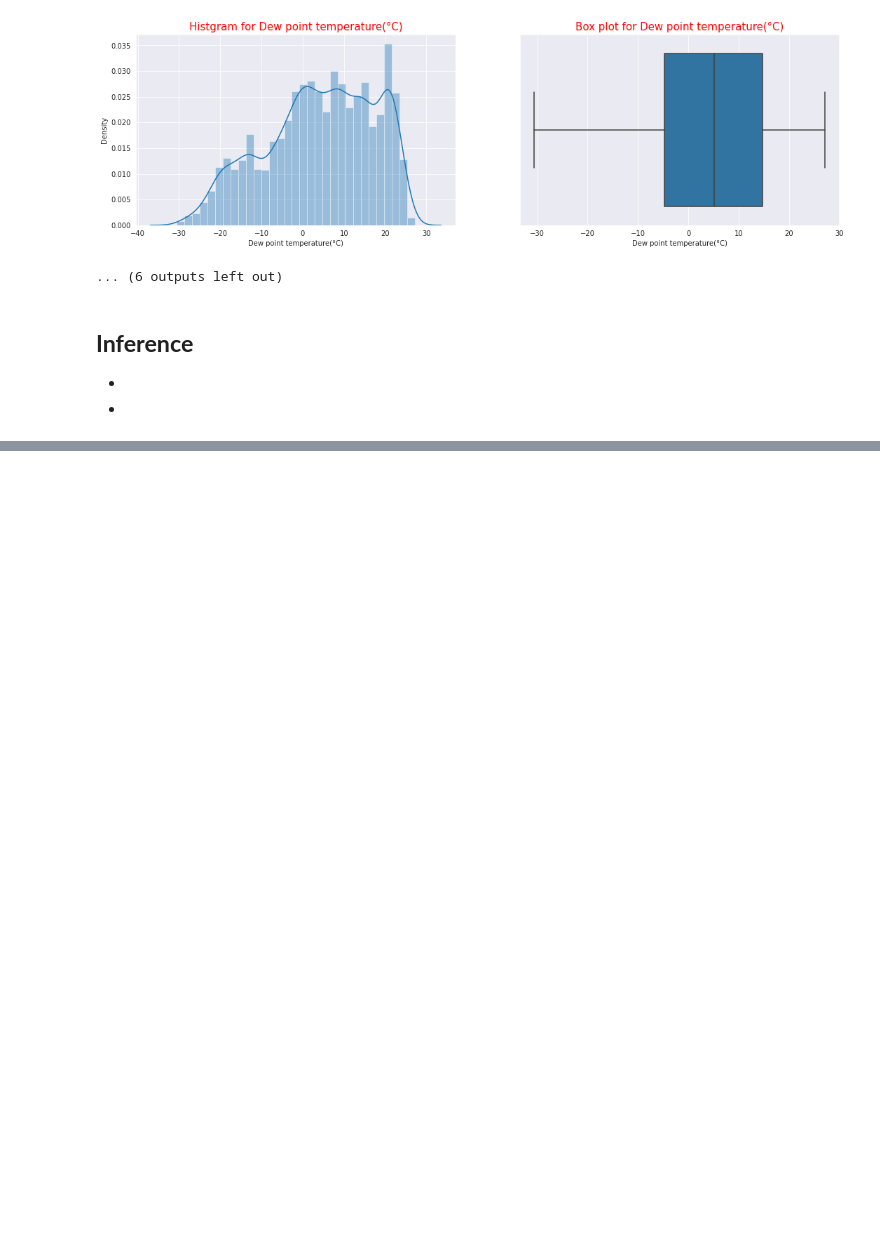
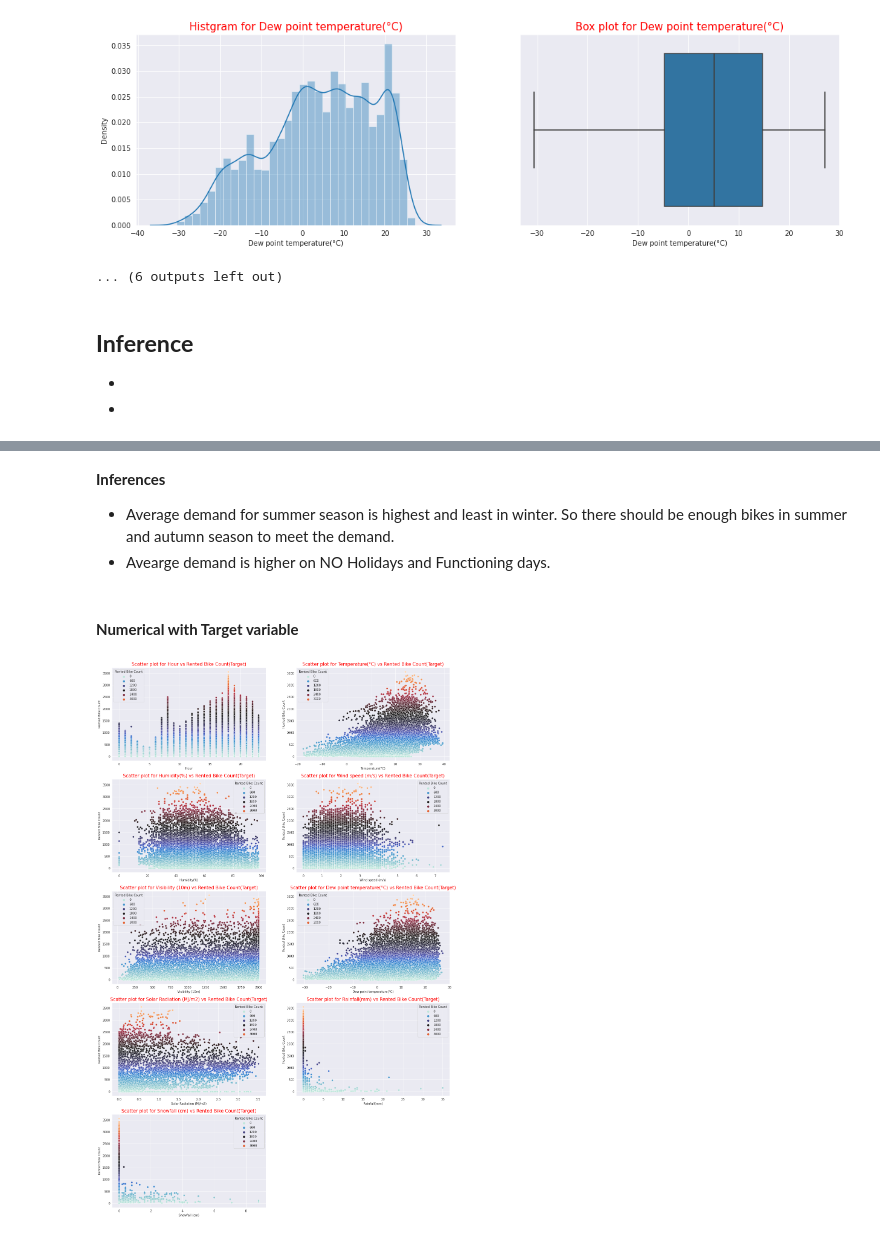
Before and after one commit to Ramesh9394/Portfolio_DS, a Jupyter notebook: Bike_Sharing_Demand_Prediction_Capstone_Project.ipynb, the cells around one changed output, grey strips where cells are left out. Cells and saved outputs as stored; diff of their text form; code cells hidden in the pictures; blank space fills up the shorter version.

```diff
--- a/Bike_Sharing_Demand_Prediction_Capstone_Project.ipynb
+++ b/Bike_Sharing_Demand_Prediction_Capstone_Project.ipynb
@@ -265,0 +300,18 @@ for cols in num_col:
+# %% [markdown]
+**Inferences**
+- Average demand for summer season is highest and least in winter. So there should be enough bikes in summer and autumn season to meet the demand.
+- Avearge demand is higher on NO Holidays and Functioning days.
+# %% [markdown]
+#### **Numerical with Target variable**
+# %%
+# lets check the relation of numerical variable with target variable
+fig = plt.figure(figsize=(20,60))
+for n, cols in enumerate(num_col):
+  ax = plt.subplot(len(num_col), 2, n+1)
+  sns.scatterplot(x=cols,y='Rented Bike Count',hue= 'Rented Bike Count', data=bikes, palette='icefire' )
+  plt.title('Scatter plot for {} vs Rented Bike Count(Target)'.format(cols), color='r', fontsize=15)
+
+plt.show()
+fig.tight_layout()
+# %% [output]
+[figure, added]
```
Also changed, not shown: parts of 10 cells of this notebook.
